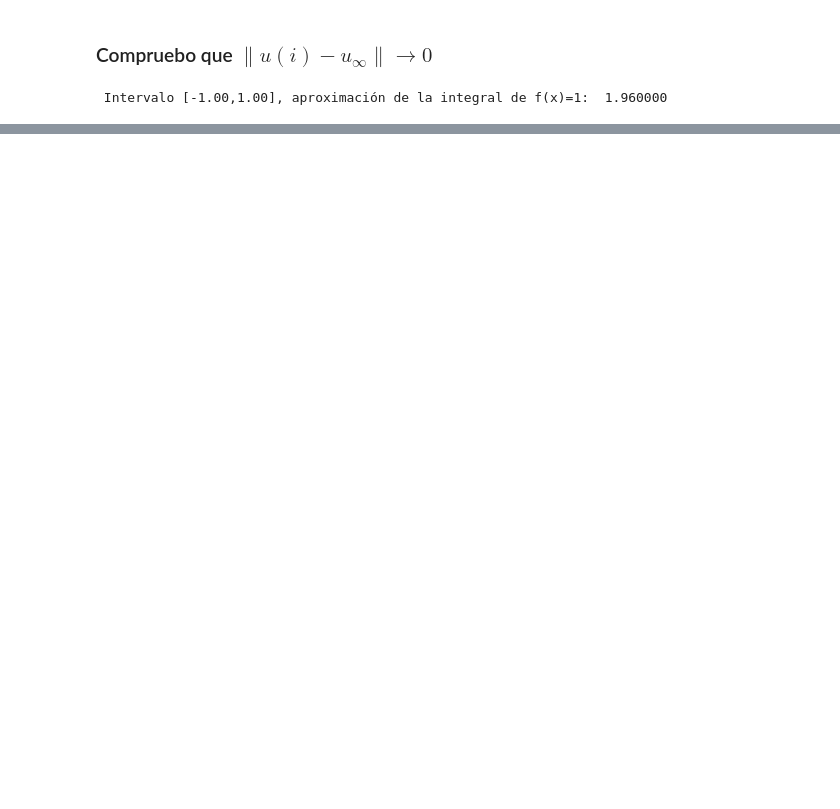
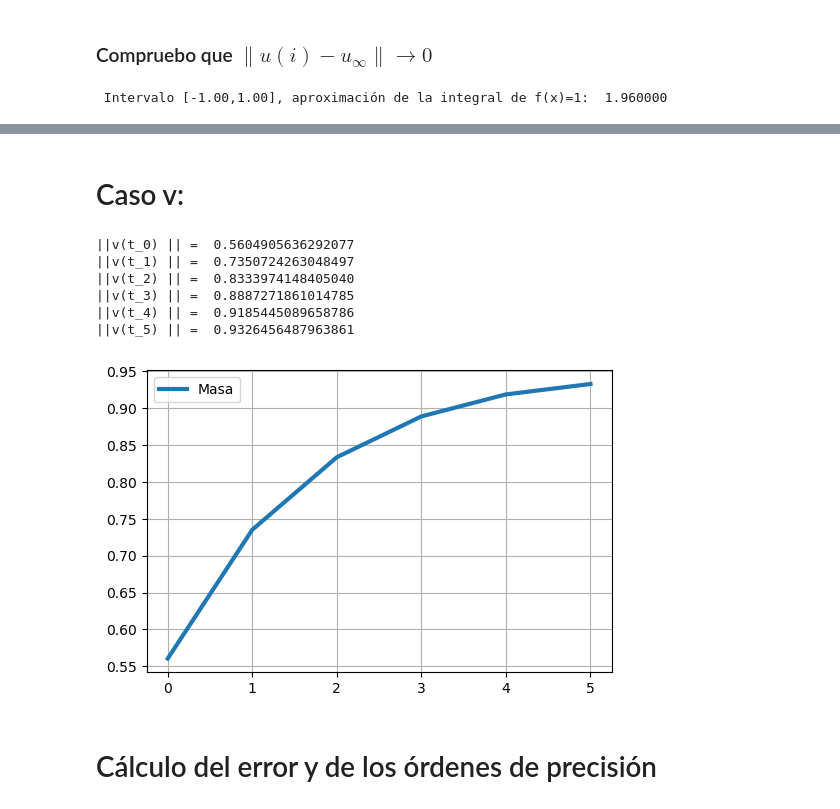
Before and after one commit to rrgalvan/keller-segel-schemes, a Jupyter notebook: Diferencias-finitas/Keller-Segel 1D-Caso4.ipynb, the cells around one changed output, grey strips where cells are left out. Cells and saved outputs as stored; diff of their text form; code cells hidden in the pictures; blank space fills up the shorter version.

```diff
--- a/Diferencias-finitas/Keller-Segel 1D-Caso4.ipynb
+++ b/Diferencias-finitas/Keller-Segel 1D-Caso4.ipynb
@@ -472,0 +511,22 @@ Mean of u_infty: 0.1981663646216452
+# %% [markdown]
+# Caso v:
+# %%
+masa_total = []
+for i in range(0,NT):
+    masa = quad(v[i],x)
+    print ("||v(t_%i) || =  %.16f " % (i, masa) )
+    masa_total.append(masa)
+
+mpl.plot(range(NT), masa_total, lw=3, label="Masa")
+mpl.legend()
+mpl.grid()
+# %% [output]
+||v(t_0) || =  0.5604905636292077
+||v(t_1) || =  0.7350724263048497
+||v(t_2) || =  0.8333974148405040
+||v(t_3) || =  0.8887271861014785
+||v(t_4) || =  0.9185445089658786
+||v(t_5) || =  0.9326456487963861
+[figure, added]
+# %% [markdown]
+# Cálculo del error y de los órdenes de precisión
```
Also changed, not shown: parts of 24 cells of this notebook, 4 other files.
